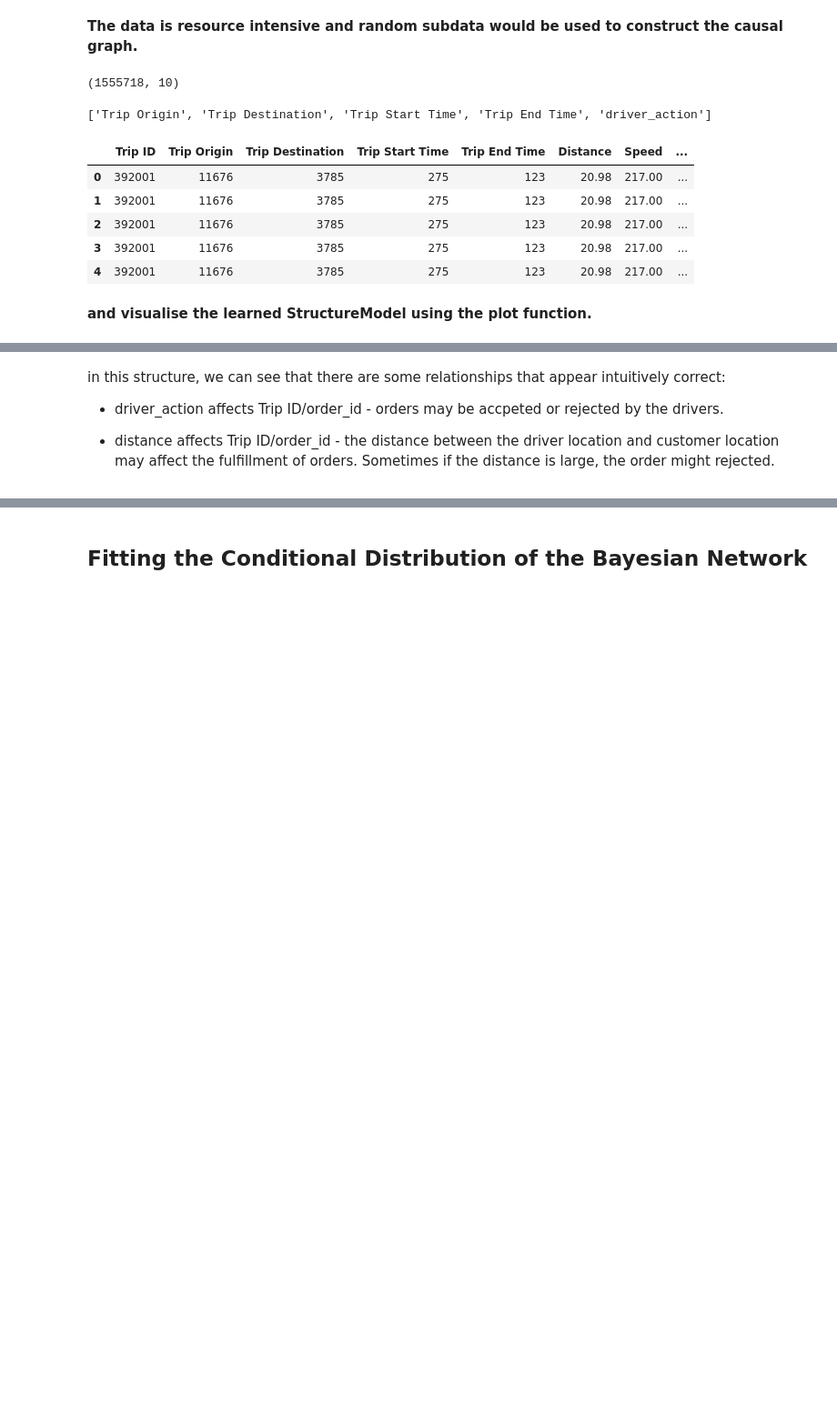
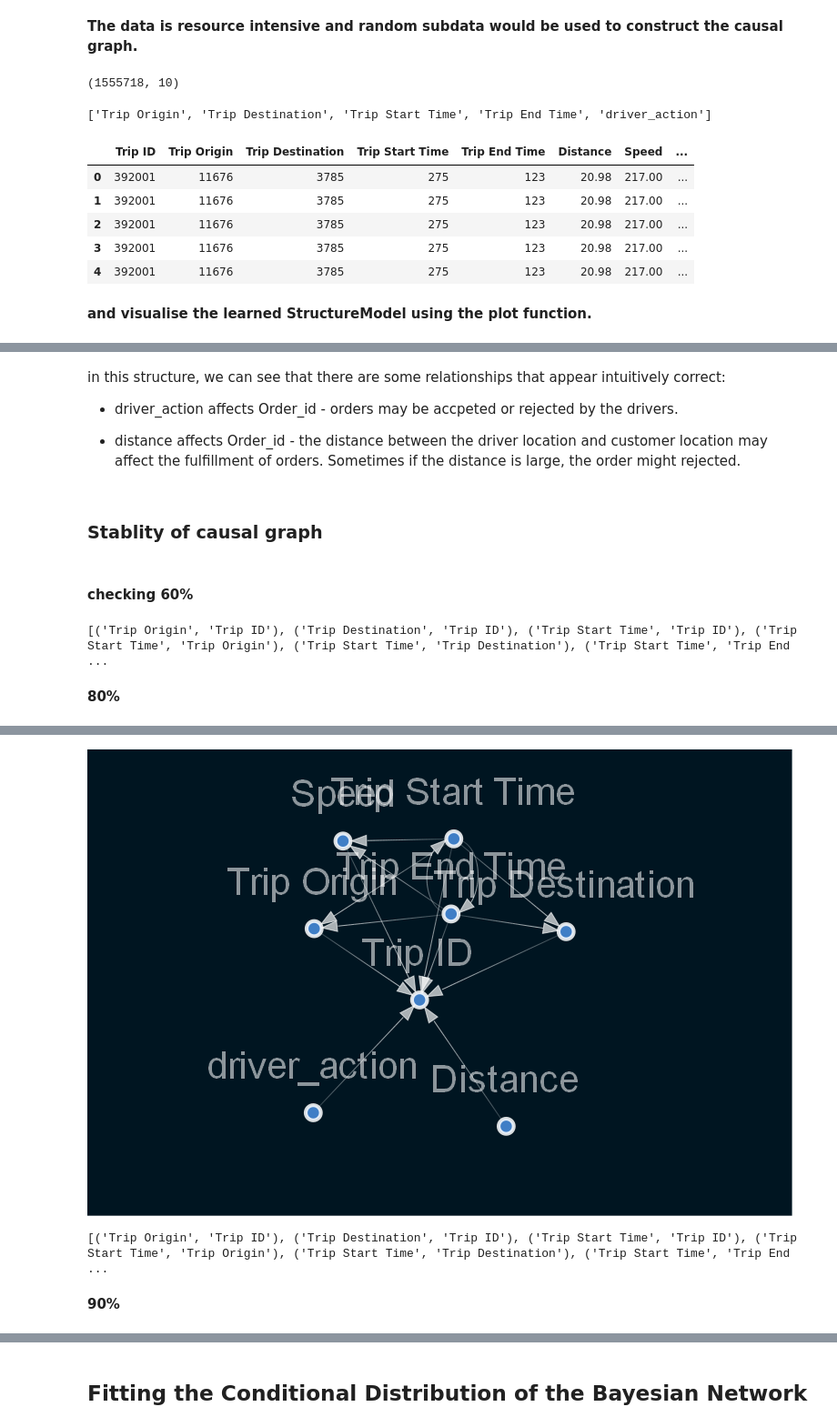
Before and after one commit to ekubay/Logistic-optimization, a Jupyter notebook: notebooks/causalGraphmodel.ipynb, the cells around one changed output, grey strips where cells are left out. Shown: that part at 91% size. Saved outputs shown, nothing was run; the diff lists cells and outputs as text; code cells hidden in the pictures; blank space fills up the shorter version.

```diff
--- a/notebooks/causalGraphmodel.ipynb
+++ b/notebooks/causalGraphmodel.ipynb
@@ -149,6 +145,6 @@ Image(viz.draw(format='png'))
 # %% [markdown]
 in this structure, we can see that there are some relationships that appear intuitively correct:
 
-- driver_action affects Trip ID/order_id - orders may be accpeted or rejected by the drivers.
+- driver_action affects Order_id - orders may be accpeted or rejected by the drivers.
 
-- distance affects  Trip ID/order_id - the distance between the driver location and customer location may affect the fulfillment of orders. Sometimes if the distance is large, the order might rejected.
+- distance affects  Order_id - the distance between the driver location and customer location may affect the fulfillment of orders. Sometimes if the distance is large, the order might rejected.
@@ -158,0 +151,2 @@ nx.drawing.nx_pydot.write_dot(sm, 'causalgraph.dot')
+# %% [markdown]
+### Stablity of causal graph
@@ -158,0 +157,47 @@ nx.drawing.nx_pydot.write_dot(sm, 'causalgraph.dot')
+# %% [markdown]
+#### checking 60%
+# %%
+portion = int(x_selected.shape[0] *.60)
+x_portion = x_selected.head(portion)
+#sm_60 = from_pandas(x_portion, )
+#jacard_similartiy(sm, sm_60)
+# %%
+%%time
+sm1 = from_pandas(x_portion)
+sm1.remove_edges_below_threshold(0.8)
+# sm1 = sm1.get_largest_subgraph()
+# vs.vis_sm(sm1)
+
+sm1 = sm1.get_largest_subgraph()
+viz = plot_structure(
+    sm1,
+    graph_attributes={"scale": "0.5"},
+    all_node_attributes=NODE_STYLE.WEAK,
+    all_edge_attributes=EDGE_STYLE.WEAK,
+)
+Image(viz.draw(format='png'))
+# %%
+print(sm1.edges)
+# %% [output]
+[('Trip Origin', 'Trip ID'), ('Trip Destination', 'Trip ID'), ('Trip Start Time', 'Trip ID'), ('Trip Start Time', 'Trip Origin'), ('Trip Start Time', 'Trip Destination'), ('Trip Start Time', 'Trip End ...
+# %% [markdown]
+**80%**
+# %%
+portion = int(x_selected.shape[0] *.80)
+x_portion = x_selected.head(portion)
+# %%
+%%time
+sm2 = from_pandas(x_portion)
+sm2.remove_edges_below_threshold(0.8)
+# sm1 = sm1.get_largest_subgraph()
+# vs.vis_sm(sm1)
+
+sm2 = sm1.get_largest_subgraph()
+viz = plot_structure(
+    sm2,
+    graph_attributes={"scale": "0.5"},
+    all_node_attributes=NODE_STYLE.WEAK,
+    all_edge_attributes=EDGE_STYLE.WEAK,
+)
+Image(viz.draw(format='png'))
+# %% [output]
@@ -158,0 +206,7 @@ nx.drawing.nx_pydot.write_dot(sm, 'causalgraph.dot')
+[figure, added]
+# %%
+print(sm2.edges)
+# %% [output]
+[('Trip Origin', 'Trip ID'), ('Trip Destination', 'Trip ID'), ('Trip Start Time', 'Trip ID'), ('Trip Start Time', 'Trip Origin'), ('Trip Start Time', 'Trip Destination'), ('Trip Start Time', 'Trip End ...
+# %% [markdown]
+**90%**
```
Also changed, not shown: parts of 51 cells of this notebook.
